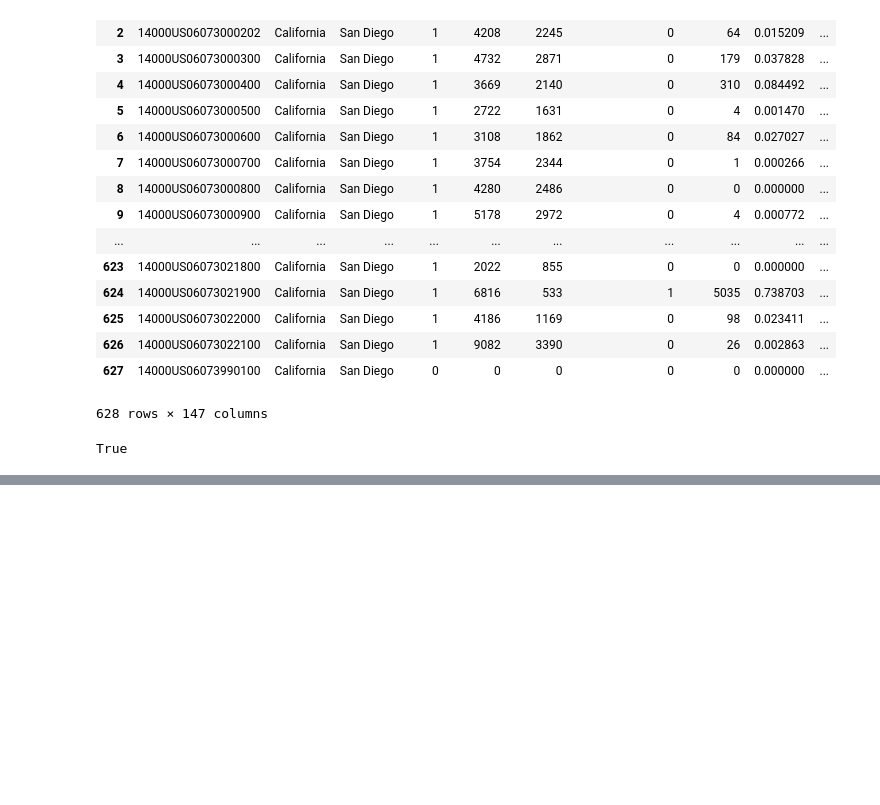
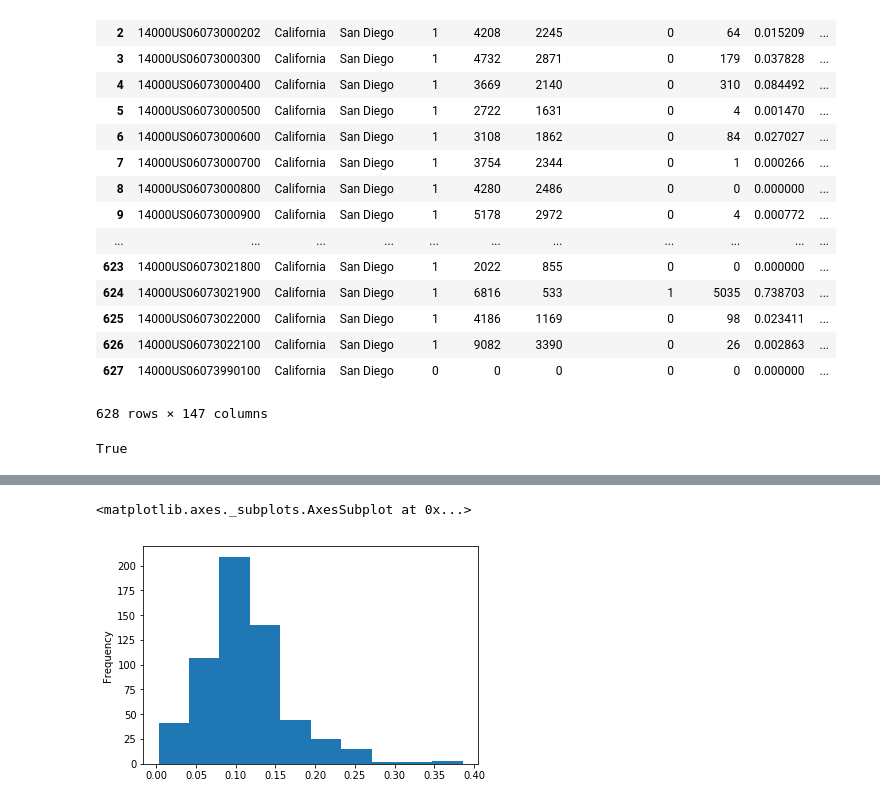
Before and after one commit to aliaawni/COGS108FinalProject, a Jupyter notebook: Data processing.ipynb, the cells around one changed output, grey strips where cells are left out. Drawn from its saved outputs; the diff is of its cells as text; code cells hidden in the pictures; blank space fills up the shorter version.

```diff
--- a/Data processing.ipynb
+++ b/Data processing.ipynb
@@ -137,0 +182,5 @@ Index(['geoid', 'pop', 'povertyrate', 'medianfamilyincome', 'pophalfshare',
+# %%
+df['black_diabetes'].plot.hist()
+# %% [output]
+<matplotlib.axes._subplots.AxesSubplot at 0x...>
+[figure, added]
```
Also changed, not shown: parts of 11 cells of this notebook.
